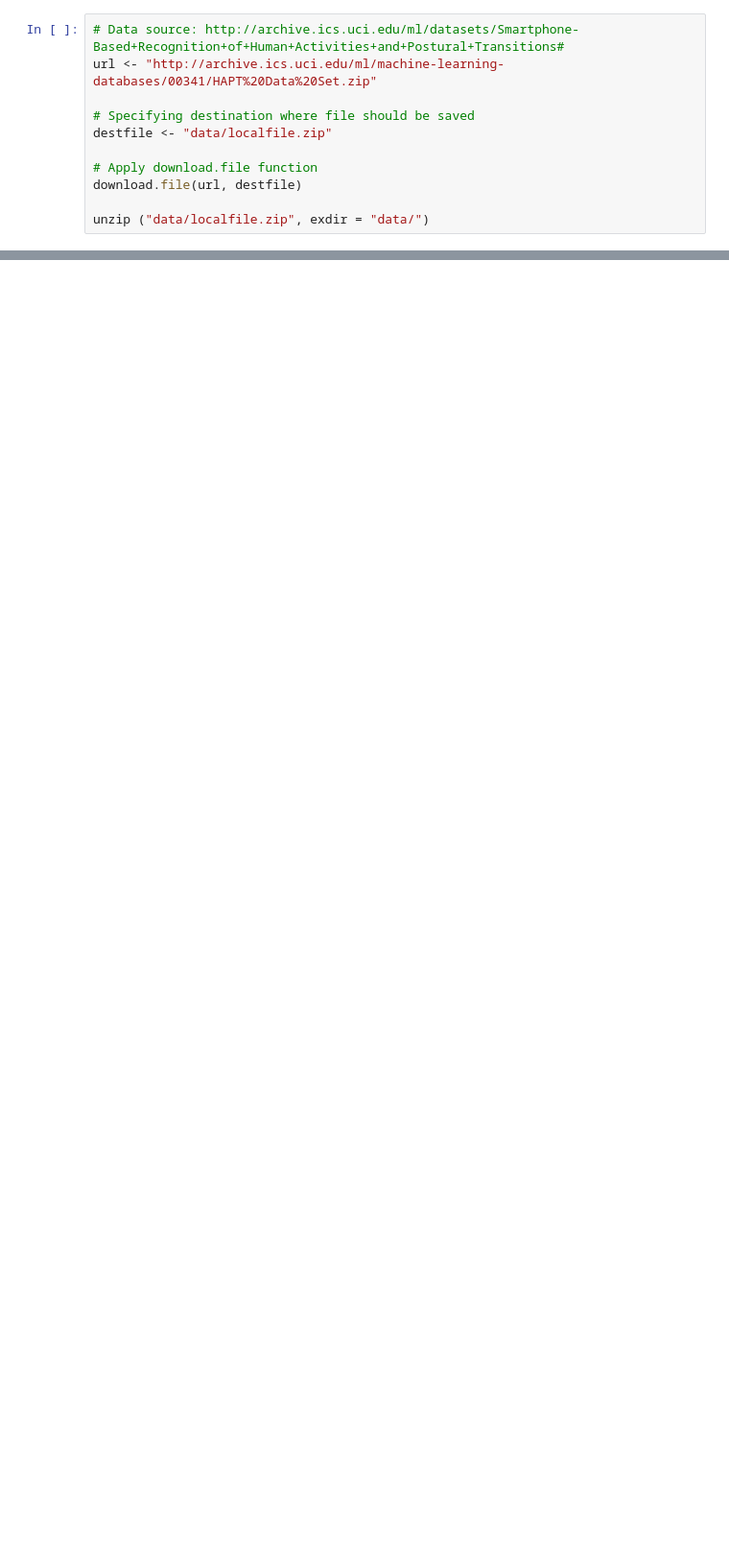
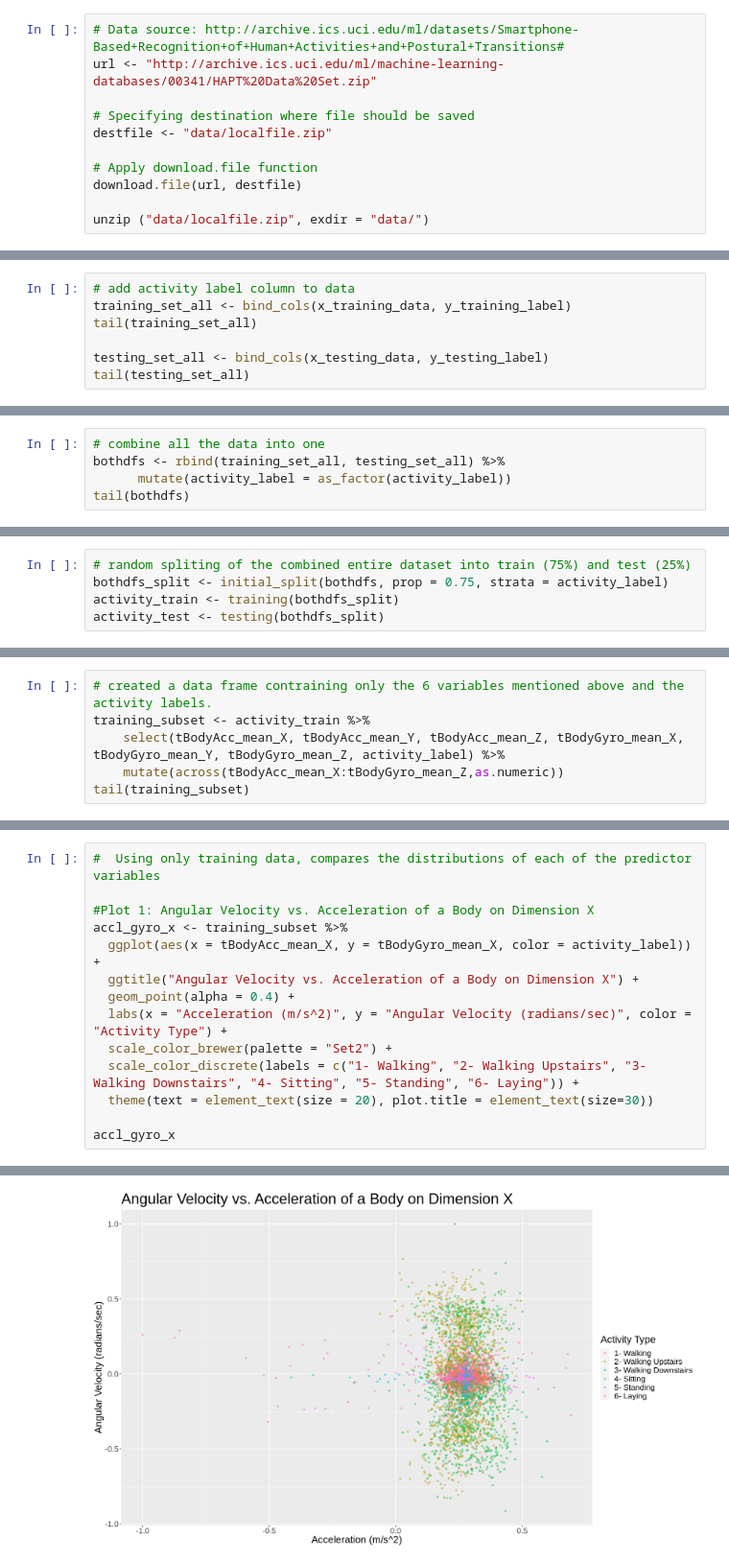
Before and after one commit to eleahj/dsci_project, a Jupyter notebook: human_activities.ipynb, the cells around one changed output, grey strips where cells are left out. Shown at 96% size. Drawn from its saved outputs; the diff is of its cells as text; blank space fills up the shorter version.

Commit message:
Pulled from Leah's branch
Starting point for classification analysis

```diff
--- a/human_activities.ipynb
+++ b/human_activities.ipynb
@@ -622,0 +108,7 @@ LIST OF FEATURES... -> we can use some of these as predictors...
+# %%
+# add activity label column to data
+training_set_all <- bind_cols(x_training_data, y_training_label)
+tail(training_set_all)
+
+testing_set_all <- bind_cols(x_testing_data, y_testing_label)
+tail(testing_set_all)
@@ -622,0 +134,5 @@ LIST OF FEATURES... -> we can use some of these as predictors...
+# %%
+# combine all the data into one
+bothdfs <- rbind(training_set_all, testing_set_all) %>%
+      mutate(activity_label = as_factor(activity_label))
+tail(bothdfs)
@@ -622,0 +151,5 @@ LIST OF FEATURES... -> we can use some of these as predictors...
+# %%
+# random spliting of the combined entire dataset into train (75%) and test (25%)
+bothdfs_split <- initial_split(bothdfs, prop = 0.75, strata = activity_label)
+activity_train <- training(bothdfs_split)
+activity_test <- testing(bothdfs_split)
@@ -622,0 +160,6 @@ LIST OF FEATURES... -> we can use some of these as predictors...
+# %%
+# created a data frame contraining only the 6 variables mentioned above and the activity labels.
+training_subset <- activity_train %>%
+    select(tBodyAcc_mean_X, tBodyAcc_mean_Y, tBodyAcc_mean_Z, tBodyGyro_mean_X, tBodyGyro_mean_Y, tBodyGyro_mean_Z, activity_label) %>%
+    mutate(across(tBodyAcc_mean_X:tBodyGyro_mean_Z,as.numeric))
+tail(training_subset)
@@ -622,0 +258,15 @@ LIST OF FEATURES... -> we can use some of these as predictors...
+# %%
+#  Using only training data, compares the distributions of each of the predictor variables
+
+#Plot 1: Angular Velocity vs. Acceleration of a Body on Dimension X
+accl_gyro_x <- training_subset %>%
+  ggplot(aes(x = tBodyAcc_mean_X, y = tBodyGyro_mean_X, color = activity_label)) +
+  ggtitle("Angular Velocity vs. Acceleration of a Body on Dimension X") +
+  geom_point(alpha = 0.4) +
+  labs(x = "Acceleration (m/s^2)", y = "Angular Velocity (radians/sec)", color = "Activity Type") +
+  scale_color_brewer(palette = "Set2") +
+  scale_color_discrete(labels = c("1- Walking", "2- Walking Upstairs", "3- Walking Downstairs", "4- Sitting", "5- Standing", "6- Laying")) +
+  theme(text = element_text(size = 20), plot.title = element_text(size=30))
+
+accl_gyro_x
+# %% [output]
@@ -622,0 +275 @@ LIST OF FEATURES... -> we can use some of these as predictors...
+[figure, added]
```
Also changed, not shown: parts of 30 cells of this notebook.
